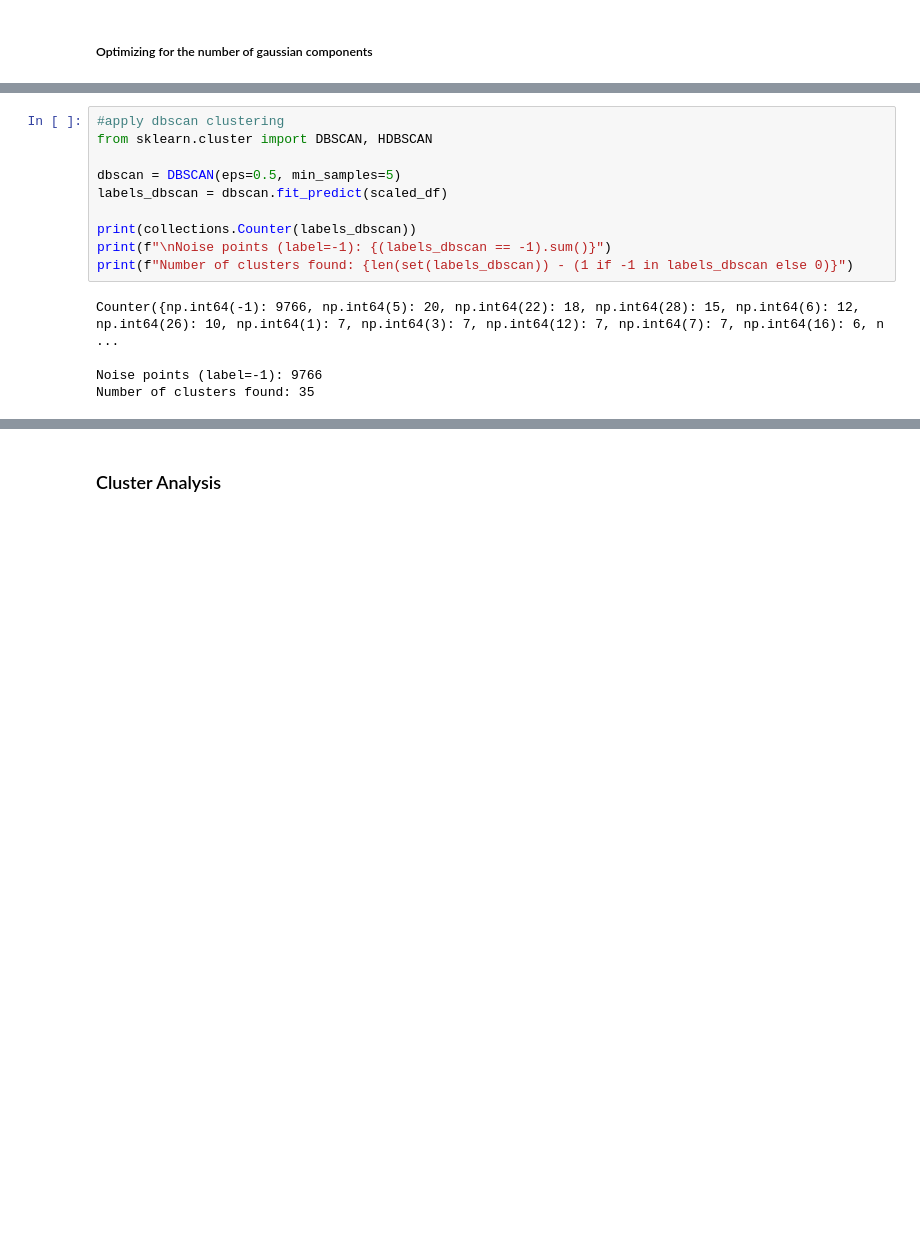
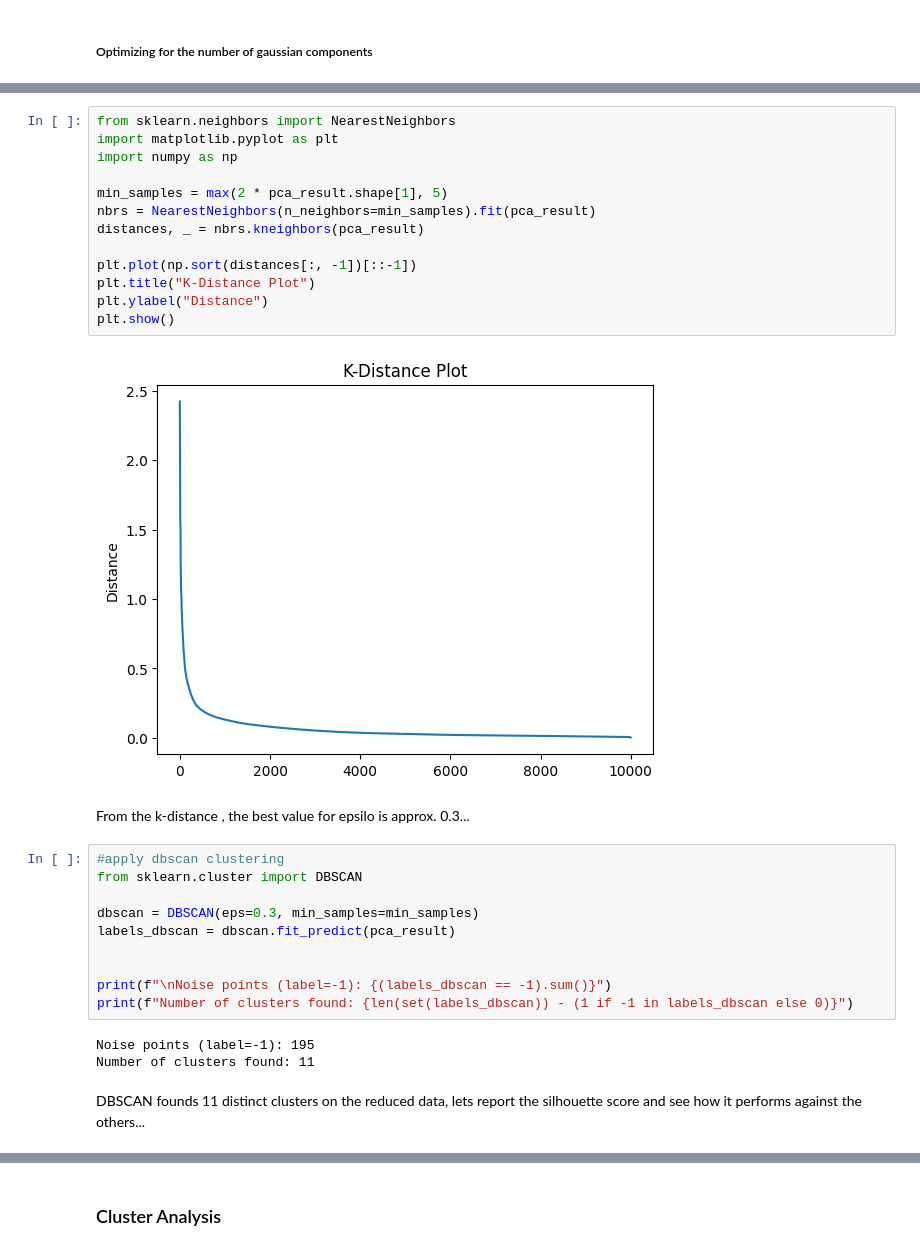
Before and after one commit to WamzMwangi/Advanced_Machine_Learning, a Jupyter notebook: Clustering_Algorithms/Spotify_clustering_project.ipynb, the cells around one changed output, grey strips where cells are left out. Saved outputs shown, nothing was run; the diff lists cells and outputs as text; blank space fills up the shorter version.

Commit message:
DBSCAN complete

```diff
--- a/Clustering_Algorithms/Spotify_clustering_project.ipynb
+++ b/Clustering_Algorithms/Spotify_clustering_project.ipynb
@@ -255,15 +312,32 @@ Counter({np.int64(0): 6002, np.int64(2): 2965, np.int64(1): 1032})
+# %%
+from sklearn.neighbors import NearestNeighbors
+import matplotlib.pyplot as plt
+import numpy as np
+
+min_samples = max(2 * pca_result.shape[1], 5)
+nbrs = NearestNeighbors(n_neighbors=min_samples).fit(pca_result)
+distances, _ = nbrs.kneighbors(pca_result)
+
+plt.plot(np.sort(distances[:, -1])[::-1])
+plt.title("K-Distance Plot")
+plt.ylabel("Distance")
+plt.show()
+# %% [output]
+[figure, added]
+# %% [markdown]
+From the k-distance , the best value for epsilo is approx. 0.3...
 # %%
 #apply dbscan clustering
-from sklearn.cluster import DBSCAN, HDBSCAN
+from sklearn.cluster import DBSCAN
 
-dbscan = DBSCAN(eps=0.5, min_samples=5)
-labels_dbscan = dbscan.fit_predict(scaled_df)
+dbscan = DBSCAN(eps=0.3, min_samples=min_samples)
+labels_dbscan = dbscan.fit_predict(pca_result)
 
-print(collections.Counter(labels_dbscan))
+
 print(f"\nNoise points (label=-1): {(labels_dbscan == -1).sum()}")
 print(f"Number of clusters found: {len(set(labels_dbscan)) - (1 if -1 in labels_dbscan else 0)}")
 # %% [output]
-Counter({np.int64(-1): 9766, np.int64(5): 20, np.int64(22): 18, np.int64(28): 15, np.int64(6): 12, np.int64(26): 10, np.int64(1): 7, np.int64(3): 7, np.int64(12): 7, np.int64(7): 7, np.int64(16): 6, n ...
-
-Noise points (label=-1): 9766
-Number of clusters found: 35
+Noise points (label=-1): 195
+Number of clusters found: 11
+# %% [markdown]
+DBSCAN founds 11 distinct clusters on the reduced data, lets report the silhouette score and see how it performs against the others...
```
Also changed, not shown: parts of 25 cells of this notebook.
